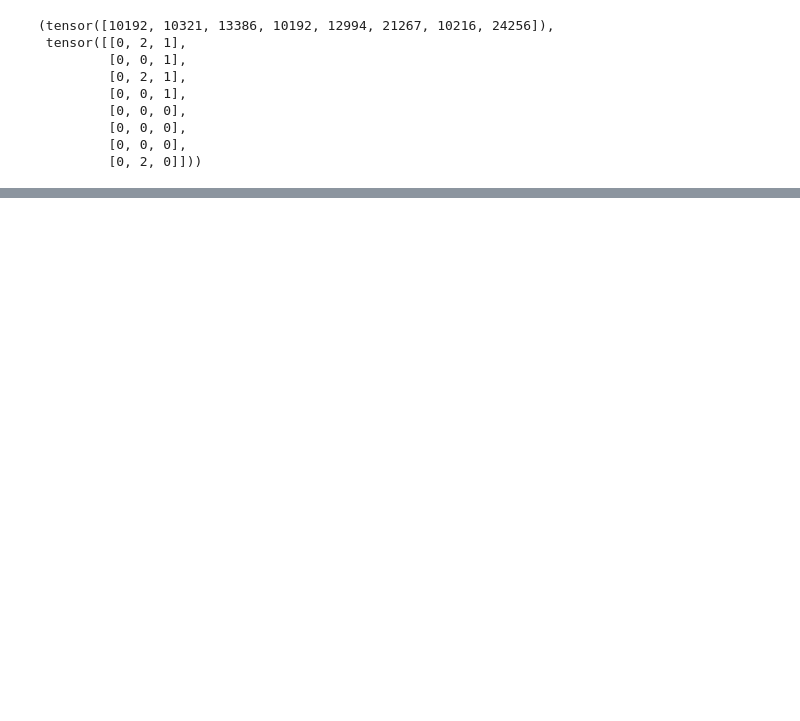
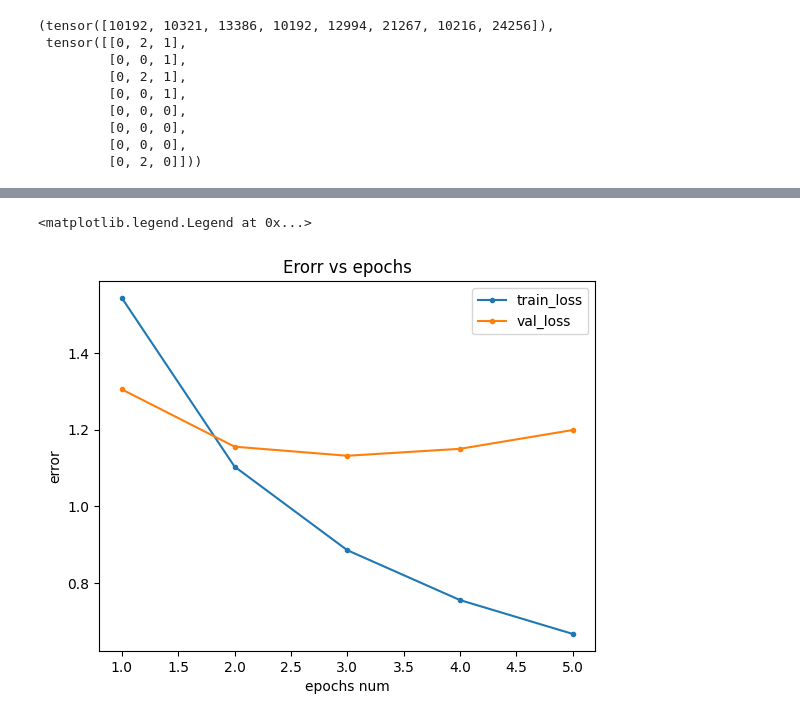
Before and after one commit to mfestini2/TPAA2, a Jupyter notebook: RNN.ipynb, the cells around one changed output, grey strips where cells are left out. Saved outputs shown, nothing was run; the diff lists cells and outputs as text; code cells hidden in the pictures; blank space fills up the shorter version.

```diff
--- a/RNN.ipynb
+++ b/RNN.ipynb
@@ -34,20 +39,19 @@ class Uni_RNN(nn.Module):
         output_punt_final=self.fc_pfinal(final)
 
         if inferencia:
-            output_punt_final=F.softmax(self.fc_pfinal(final))
+            output_punt_final=torch.softmax(self.fc_pfinal(final),dim=-1)
             output_punt_final=torch.argmax(output_punt_final,dim=-1)
-            output_cap= torch.softmax(self.fc_cap(final))
+            output_cap=torch.softmax(self.fc_cap(final),dim=-1)
             output_cap=torch.argmax(output_cap,dim=-1)
             output_punt_inicial= torch.sigmoid(self.fc_pinicial(final))
 
         return output_punt_inicial,output_punt_final,output_cap
 # %%
-import pandas as pd
-import torch
 from torch.utils.data import Dataset
+path="/content/drive/MyDrive/Datos_AA2/"
 
 class dataset_subtitulos(Dataset):
-    def __init__(self, path):
+    def __init__(self, path, cantidad_instancias=None):
         data = pd.read_parquet(
             path,
             columns=[
@@ -58,6 +62,9 @@ class dataset_subtitulos(Dataset):
                 "capitalizacion",
             ],
         )
+        if cantidad_instancias != None:
+          data=data[data["instancia_id"]<=cantidad_instancias]
+
         self.instancias = [g for _, g in data.groupby("instancia_id")]
 
 
@@ -70,7 +77,11 @@ class dataset_subtitulos(Dataset):
         target = torch.tensor(df_instancia[["punt_inicial","pfinal","capitalizacion"]].values,dtype=torch.long)
         return features, target
 
-sub_data = dataset_subtitulos("datos_modelo.parquet")
+    def get_instancia(self,idx):
+        df_instancia=self.instancias[idx]
+        return list(df_instancia["token_id"].values)
+
+sub_data = dataset_subtitulos(path+"datos_modelo.parquet",1000)
 
 
 
@@ -192,0 +288,12 @@ KeyboardInterrupt:
+# %%
+import matplotlib.pyplot as plt
+epochs_range=range(1,num_epoch+1)
+plt.plot(epochs_range,train_losses,marker=".",label="train_loss")
+plt.plot(epochs_range,val_losses,marker=".",label="val_loss")
+plt.title("Erorr vs epochs")
+plt.xlabel("epochs num")
+plt.ylabel("error")
+plt.legend()
+# %% [output]
+<matplotlib.legend.Legend at 0x...>
+[figure, added]
```
Also changed, not shown: parts of 8 cells of this notebook.
